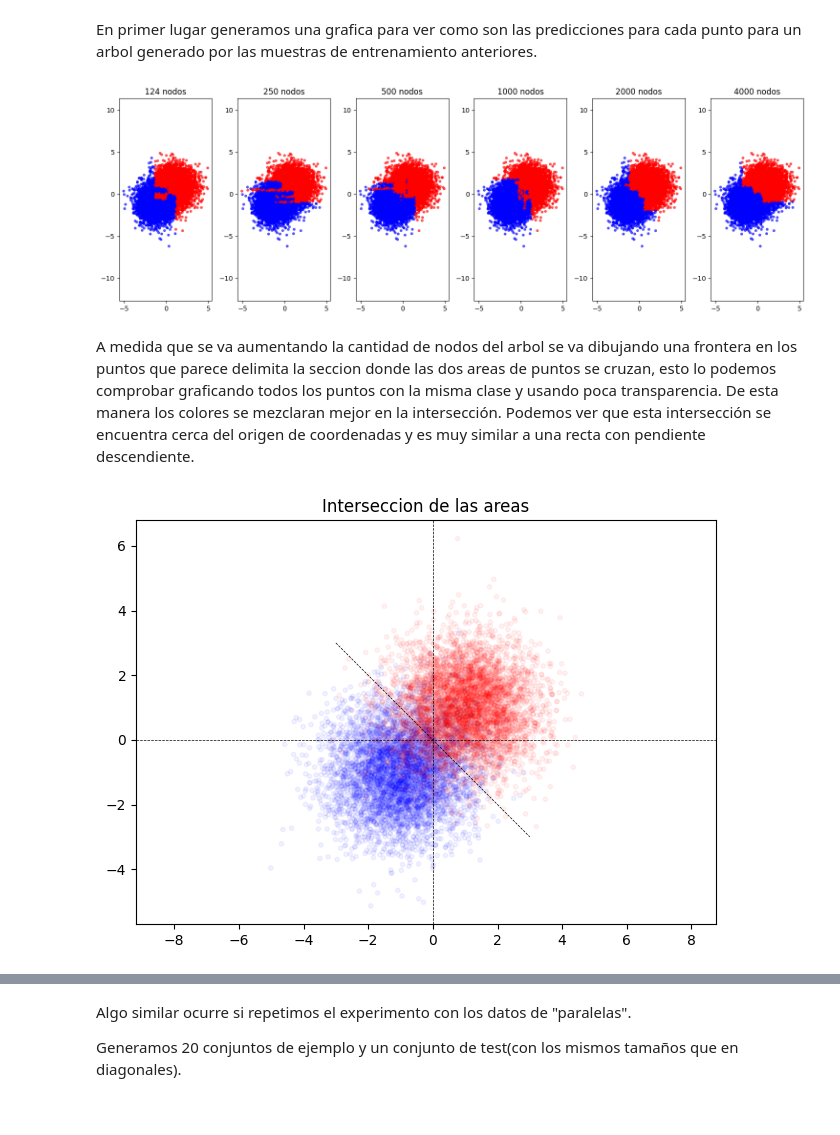
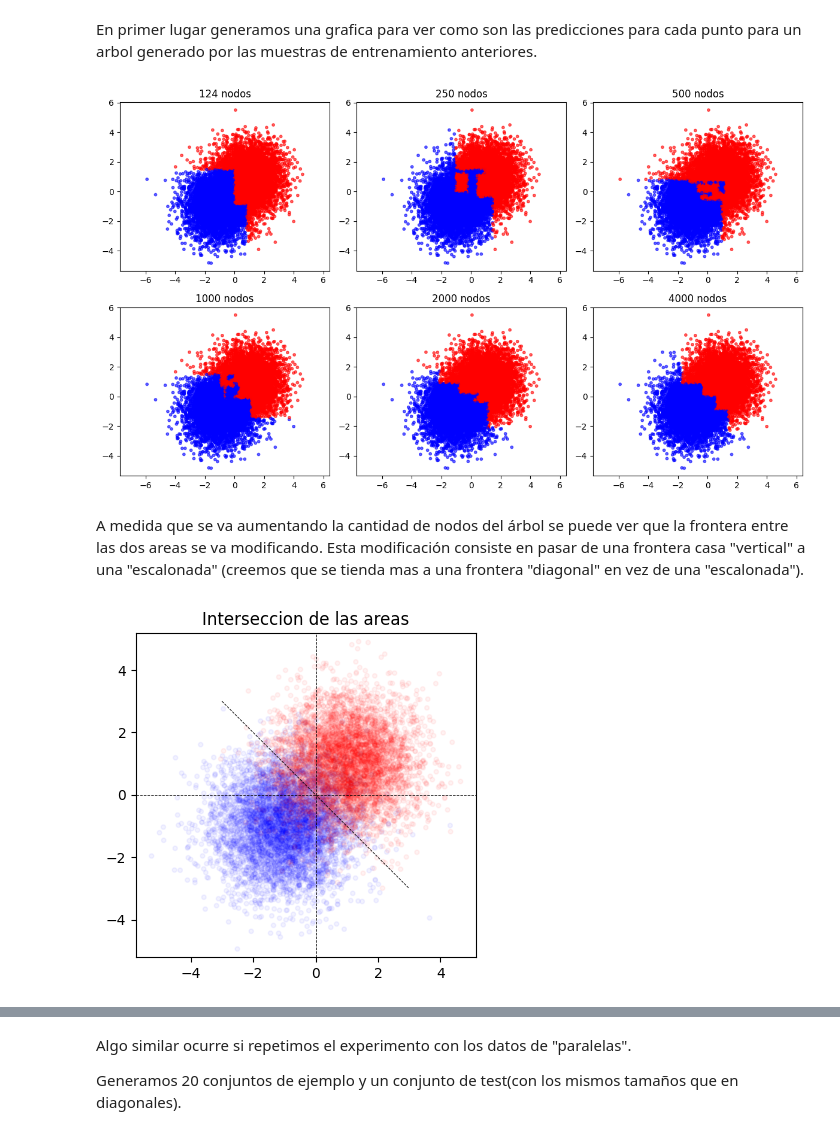
Before and after one commit to DonBerge/IIA-TPS, a Jupyter notebook: TP3/IIA24_ML_Generacion.ipynb, the cells around one changed output, grey strips where cells are left out. Cells and saved outputs as stored; diff of their text form; code cells hidden in the pictures.

```diff
--- a/TP3/IIA24_ML_Generacion.ipynb
+++ b/TP3/IIA24_ML_Generacion.ipynb
@@ -261,8 +170,6 @@ plt.show()
 # %% [markdown]
 Entrenamos el arbol de decision a partir de cada uno de los conjunto definidos previamente. Lo cual nos genera los siguientes arboles de ejemplo.
 # %%
-from sklearn import tree
-
 t1 = Tree()
 t2 = Tree()
 t3 = Tree()
@@ -274,14 +181,13 @@ t3.fit(e3['input'].tolist(), e3['output'].tolist())
 fig, axs = plt.subplots(1, 3, figsize=(15, 5))
 
 for ax, t, title in zip(
-    axs, [t1, t2, t3], ['Arbol 1(150 nodos)', 'Arbol 2(600 nodos)', 'Arbol 3(3000 nodos)']):
+    axs, [t1, t2, t3], ['Arbol de 150 nodos', 'Arbol de 600 nodos', 'Arbol de 3000 nodos']):
 
     tree.plot_tree(t, filled=True, ax=ax)
 
     ax.set_title(title)
 
-    #ax.axis('equal')
-    #ax.axis('on')
 
 plt.show()
+plt.show()
 # %% [output]
@@ -323,15 +233,15 @@ Tenemos que generar 20 conjuntos de entrenamiento usando la siguiente cantidad d
 # %%
 sizes = [125, 250, 500, 1000, 2000, 4000]
 
-fig, axs = plt.subplots(1, 6, figsize=(15, 5))
+fig, axs = plt.subplots(2, 3, figsize=(12, 7))
 
 diag = lambda n: diagonales(n, 2, 0.78)
 
 datas = [diag(sz) for sz in sizes]
 
-for ax, data in zip(
-    axs, datas):
+axs = axs.reshape(-1)
 
+for ax, data in zip(axs, datas):
     x = [p[0] for p in data['input']]
     y = [p[1] for p in data['input']]
     c = data['output']
@@ -372,34 +283,36 @@ En primer lugar generamos una grafica para ver como son las predicciones para ca
 # %%
 t = Tree()
 
-fig, axs = plt.subplots(1, 6, figsize=(15, 5))
+fig, axs = plt.subplots(2, 3, figsize=(12, 7))
 
-for ax, data in zip(
-    axs, datas):
+axs = axs.ravel()
 
-    # Entreno el arbol con los datos
+for ax, data in zip(axs, datas):
+
+    # Entreno el árbol con los datos
     t.fit(data['input'].tolist(), data['output'].tolist())
 
-    # Genero la grafica
+    # Genero la gráfica
     x = [p[0] for p in test['input']]
     y = [p[1] for p in test['input']]
     c = t.predict(test['input'].tolist())
 
     ax.scatter(x, y, c=c, cmap='bwr', alpha=0.6, s=10)
 
     title = f"{len(data)} nodos"
     ax.set_title(title)
 
     ax.axis('equal')
     ax.axis('on')
 
 plt.tight_layout()
 plt.show()
 # %% [output]
-[figure, old version]
+[figure, new version]
-# %% [markdown]
-A medida que se va aumentando la cantidad de nodos del arbol se va dibujando una frontera en los puntos que parece delimita la seccion donde las dos areas de puntos se cruzan, esto lo podemos comprobar graficando todos los puntos con la misma clase y usando poca transparencia. De esta manera los colores se mezclaran mejor en la intersección. Podemos ver que esta intersección se encuentra cerca del origen de coordenadas y es muy similar a una recta con pendiente descendiente.
+# %% [markdown]
+A medida que se va aumentando la cantidad de nodos del árbol se puede ver que la frontera entre las dos areas se va modificando. Esta modificación consiste en pasar de una frontera casa "vertical" a una "escalonada" (creemos que se tienda mas a una frontera "diagonal" en vez de una "escalonada").
 # %%
+plt.figure(figsize=(4, 4))
 test = diag(10000)
 
 x = [p[0] for p,c in zip(test['input'], test['output'])]
@@ -427,5 +340,5 @@ plt.axis('on')
 plt.tight_layout()
 plt.show()
 # %% [output]
-[figure, old version]
+[figure, new version]
 # %% [markdown]
```
Also changed, not shown: parts of 54 cells of this notebook.
